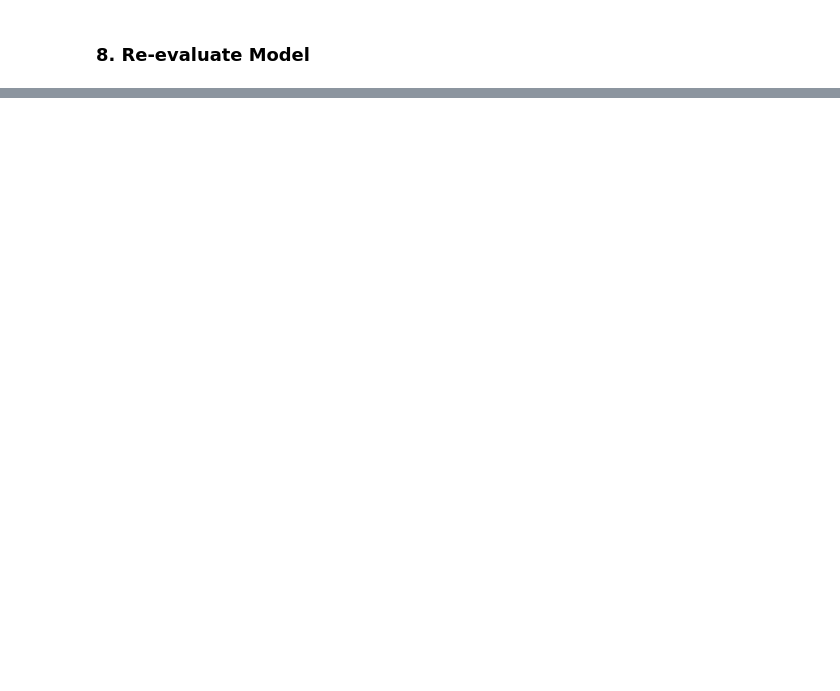
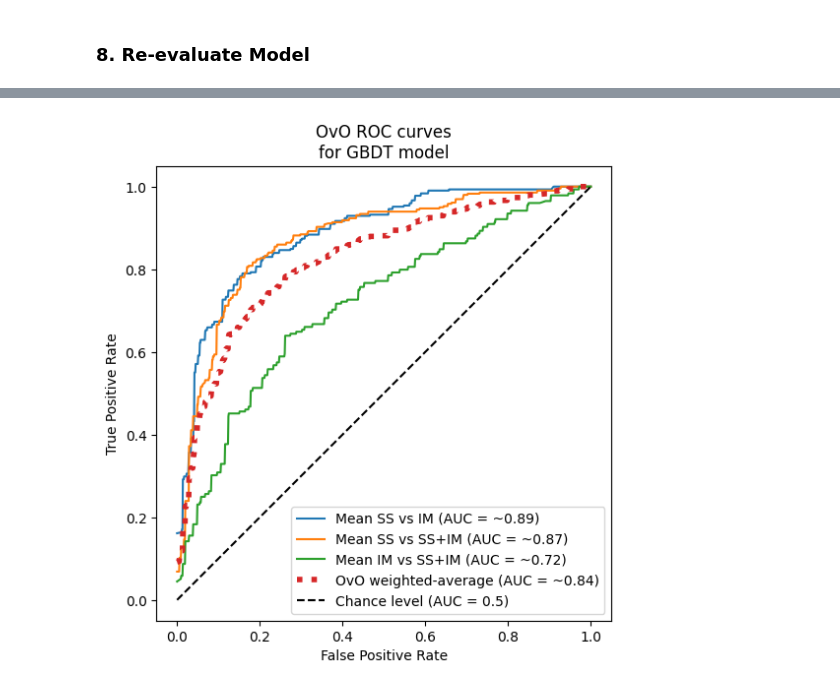
Before and after one commit to sarmigan/HEAPML, a Jupyter notebook: gbdt.ipynb, the cells around one changed output, grey strips where cells are left out. Drawn from its saved outputs; the diff is of its cells as text; code cells hidden in the pictures; blank space fills up the shorter version.

```diff
--- a/gbdt.ipynb
+++ b/gbdt.ipynb
@@ -128,0 +279,71 @@ print('F1: %.6f' % f1_score(y_test, y_pred, average='macro'))
+# %%
+class_labels = ["SS", "IM", "SS+IM"]
+label_binarizer = LabelBinarizer().fit(y_train)
+y_onehot_test = label_binarizer.transform(y_test)
+
+fpr_grid = np.linspace(0.0, 1.0, 1000)
+
+pair_list = list(combinations(np.unique(y), 2))
+
+pair_scores = []
+mean_tpr = dict()
+
+for ix, (label_a, label_b) in enumerate(pair_list):
+
+    a_mask = y_test == label_a
+    b_mask = y_test == label_b
+    ab_mask = np.logical_or(a_mask, b_mask)
+
+    a_true = a_mask[ab_mask]
+    b_true = b_mask[ab_mask]
+
+    idx_a = np.flatnonzero(label_binarizer.classes_ == label_a)[0]
+    idx_b = np.flatnonzero(label_binarizer.classes_ == label_b)[0]
+
+    fpr_a, tpr_a, _ = roc_curve(a_true, y_score[ab_mask, idx_a])
+    fpr_b, tpr_b, _ = roc_curve(b_true, y_score[ab_mask, idx_b])
+
+    mean_tpr[ix] = np.zeros_like(fpr_grid)
+    mean_tpr[ix] += np.interp(fpr_grid, fpr_a, tpr_a)
+    mean_tpr[ix] += np.interp(fpr_grid, fpr_b, tpr_b)
+    mean_tpr[ix] /= 2
+    mean_score = auc(fpr_grid, mean_tpr[ix])
+    pair_scores.append(mean_score)
+
+macro_roc_auc_ovo = roc_auc_score(
+    y_test,
+    y_score,
+    multi_class="ovo",
+    average="weighted",
+)
+
+ovo_tpr = np.zeros_like(fpr_grid)
+
+fig, ax = plt.subplots(figsize=(6, 6))
+for ix, (label_a, label_b) in enumerate(pair_list):
+    ovo_tpr += mean_tpr[ix]
+    plt.plot(
+        fpr_grid,
+        mean_tpr[ix],
+        label=f"Mean {class_labels[label_a-1]} vs {class_labels[label_b-1]} (AUC = ~{pair_scores[ix]:.2f})",
+    )
+
+ovo_tpr /= sum(1 for pair in enumerate(pair_list))
+
+plt.plot(
+    fpr_grid,
+    ovo_tpr,
+    label=f"OvO weighted-average (AUC = ~{macro_roc_auc_ovo:.2f})",
+    linestyle=":",
+    linewidth=4,
+)
+plt.plot([0, 1], [0, 1], "k--", label="Chance level (AUC = 0.5)")
+plt.axis("square")
+plt.xlabel("False Positive Rate")
+plt.ylabel("True Positive Rate")
+plt.title("OvO ROC curves\nfor GBDT model")
+plt.legend()
+plt.savefig("graphs/ovo_roc_gbdt.png")
+plt.show()
+# %% [output]
+[figure, added]
```
Also changed, not shown: parts of 20 cells of this notebook, 22 other files.
